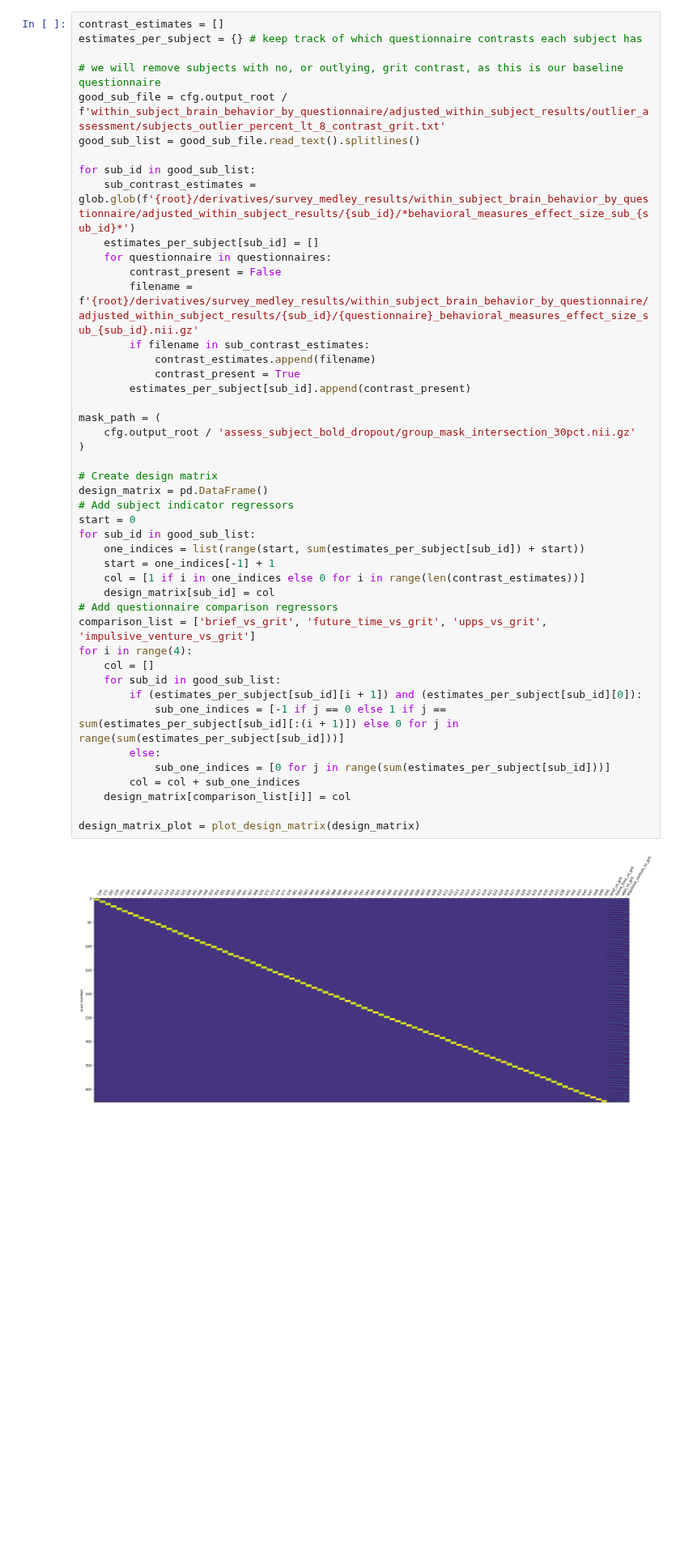
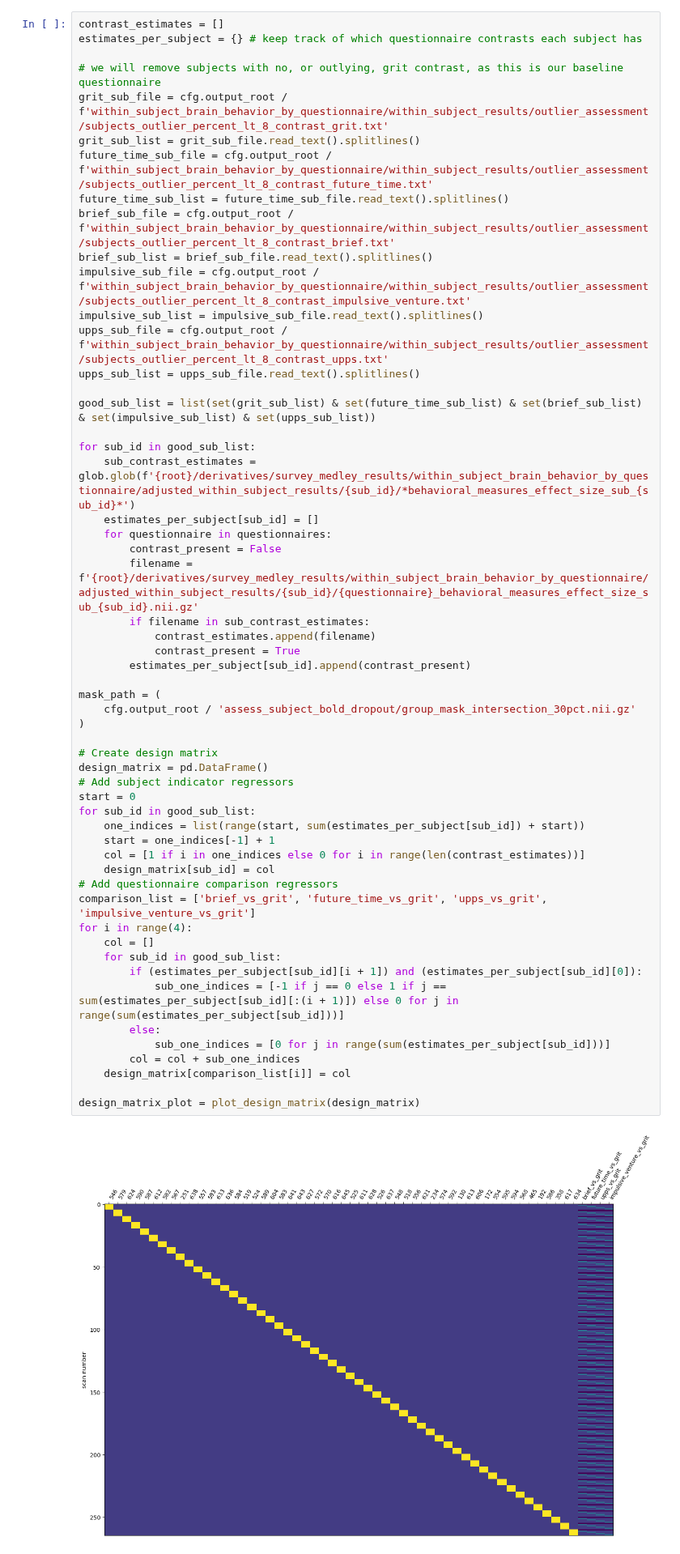
Before and after one commit to jaemonj/survey-medley-code, a Jupyter notebook: analyses/questionnaire_brain_behavior_slope_ftest/run_adjusted_ftest.ipynb, the cells around one changed output. Shown at 81% size. Cells and saved outputs as stored; diff of their text form; blank space fills up the shorter version.

Commit message:
reran with improved outlier analysis

```diff
--- a/analyses/questionnaire_brain_behavior_slope_ftest/run_adjusted_ftest.ipynb
+++ b/analyses/questionnaire_brain_behavior_slope_ftest/run_adjusted_ftest.ipynb
@@ -34,8 +34,18 @@ contrast_estimates = []
 estimates_per_subject = {} # keep track of which questionnaire contrasts each subject has
 
 # we will remove subjects with no, or outlying, grit contrast, as this is our baseline questionnaire
-good_sub_file = cfg.output_root / f'within_subject_brain_behavior_by_questionnaire/adjusted_within_subject_results/outlier_assessment/subjects_outlier_percent_lt_8_contrast_grit.txt'
-good_sub_list = good_sub_file.read_text().splitlines()
+grit_sub_file = cfg.output_root / f'within_subject_brain_behavior_by_questionnaire/within_subject_results/outlier_assessment/subjects_outlier_percent_lt_8_contrast_grit.txt'
+grit_sub_list = grit_sub_file.read_text().splitlines()
+future_time_sub_file = cfg.output_root / f'within_subject_brain_behavior_by_questionnaire/within_subject_results/outlier_assessment/subjects_outlier_percent_lt_8_contrast_future_time.txt'
+future_time_sub_list = future_time_sub_file.read_text().splitlines()
+brief_sub_file = cfg.output_root / f'within_subject_brain_behavior_by_questionnaire/within_subject_results/outlier_assessment/subjects_outlier_percent_lt_8_contrast_brief.txt'
+brief_sub_list = brief_sub_file.read_text().splitlines()
+impulsive_sub_file = cfg.output_root / f'within_subject_brain_behavior_by_questionnaire/within_subject_results/outlier_assessment/subjects_outlier_percent_lt_8_contrast_impulsive_venture.txt'
+impulsive_sub_list = impulsive_sub_file.read_text().splitlines()
+upps_sub_file = cfg.output_root / f'within_subject_brain_behavior_by_questionnaire/within_subject_results/outlier_assessment/subjects_outlier_percent_lt_8_contrast_upps.txt'
+upps_sub_list = upps_sub_file.read_text().splitlines()
+
+good_sub_list = list(set(grit_sub_list) & set(future_time_sub_list) & set(brief_sub_list) & set(impulsive_sub_list) & set(upps_sub_list))
 
 for sub_id in good_sub_list:
     sub_contrast_estimates = glob.glob(f'{root}/derivatives/survey_medley_results/within_subject_brain_behavior_by_questionnaire/adjusted_within_subject_results/{sub_id}/*behavioral_measures_effect_size_sub_{sub_id}*')
@@ -48,34 +58,34 @@ for sub_id in good_sub_list:
             contrast_present = True
         estimates_per_subject[sub_id].append(contrast_present)
 
 mask_path = (
     cfg.output_root / 'assess_subject_bold_dropout/group_mask_intersection_30pct.nii.gz'
 )
 
 # Create design matrix
 design_matrix = pd.DataFrame()
 # Add subject indicator regressors
 start = 0
 for sub_id in good_sub_list:
     one_indices = list(range(start, sum(estimates_per_subject[sub_id]) + start))
     start = one_indices[-1] + 1
     col = [1 if i in one_indices else 0 for i in range(len(contrast_estimates))]
     design_matrix[sub_id] = col
 # Add questionnaire comparison regressors
 comparison_list = ['brief_vs_grit', 'future_time_vs_grit', 'upps_vs_grit', 'impulsive_venture_vs_grit']
 for i in range(4):
     col = []
     for sub_id in good_sub_list:
         if (estimates_per_subject[sub_id][i + 1]) and (estimates_per_subject[sub_id][0]):
             sub_one_indices = [-1 if j == 0 else 1 if j == sum(estimates_per_subject[sub_id][:(i + 1)]) else 0 for j in range(sum(estimates_per_subject[sub_id]))]
         else:
             sub_one_indices = [0 for j in range(sum(estimates_per_subject[sub_id]))]
         col = col + sub_one_indices
     design_matrix[comparison_list[i]] = col
 
 design_matrix_plot = plot_design_matrix(design_matrix)
 # %% [output]
-[figure, old version]
+[figure, new version]
 # %%
 t_contrasts = {
     "brief_vs_grit": "brief_vs_grit",
```
Also changed, not shown: parts of 2 cells of this notebook, 8 other files.
